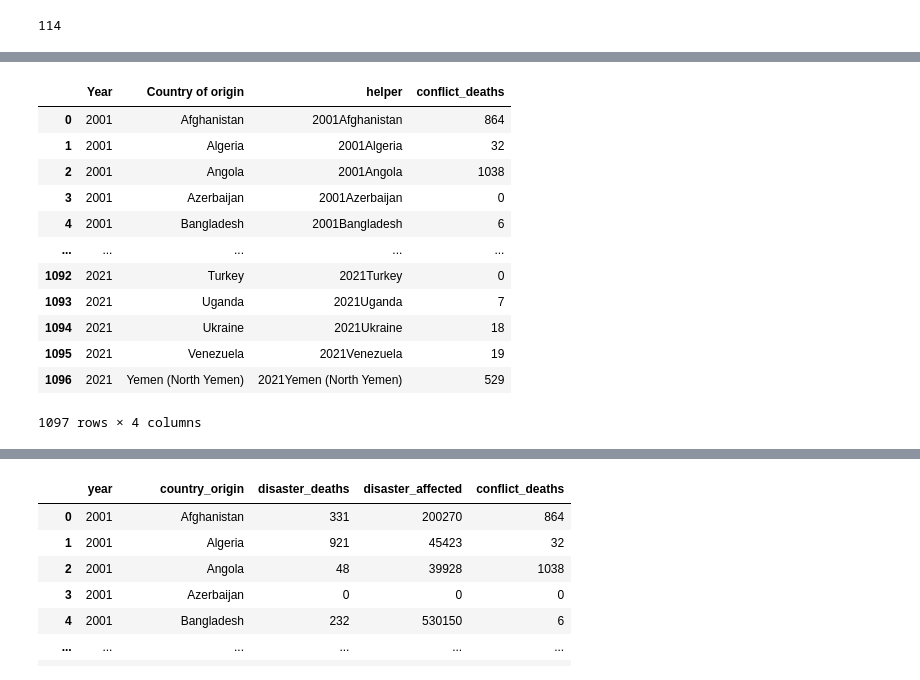
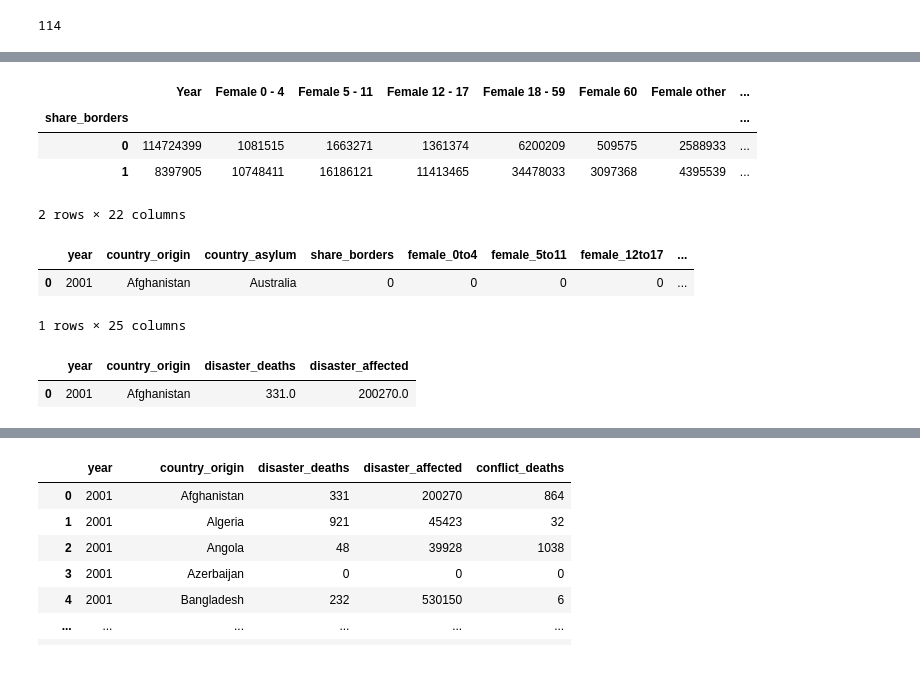
Before and after one commit to Nerdosth/Refugee-Migration, a Jupyter notebook: MLCleanup.ipynb, the cells around one changed output, grey strips where cells are left out. Cells and saved outputs as stored; diff of their text form; code cells hidden in the pictures.

```diff
--- a/MLCleanup.ipynb
+++ b/MLCleanup.ipynb
@@ -9,8 +9,8 @@ from shapely.geometry import Point
 # Population Data Cleaning.
 # %%
 #Read dataframe.
-conflict_df=pd.read_csv("Resources/cleaned conflict.csv",header=0)
-demographics_df=pd.read_csv("Resources/demographics.csv",header=0)
-disasters_df=pd.read_csv("Resources/cleaned disasters.csv",header=0)
-decision_df=pd.read_csv("Resources/cleaned_asylum.csv",header=0)
+conflict=pd.read_csv("Resources/cleaned conflict.csv",header=0)
+demographics=pd.read_csv("Resources/demographics.csv",header=0)
+disasters=pd.read_csv("Resources/cleaned disasters.csv",header=0)
+decision=pd.read_csv("Resources/cleaned_asylum.csv",header=0)
 # %%
@@ -47,11 +32,11 @@ demo_result_df = pd.DataFrame(filtered_df.reset_index(drop=True))
 # %%
-grouped_conflict_df = conflict_df.groupby(['Year', 'Country of origin', 'helper']).sum()
-grouped_demo_result_df = demo_result_df.groupby(['Year', 'Country of origin','Country of origin (ISO)','Country of asylum','Country of asylum (ISO)','helper']).sum()
-grouped_disasters_df = disasters_df.groupby(['Year', 'Country of origin', 'helper']).sum()
-grouped_decision_df = decision_df.groupby(['Year', 'Country of origin','Country of origin (ISO)', 'Country of asylum','Country of asylum (ISO)','helper']).sum()
-grouped_conflict_df = pd.DataFrame(grouped_conflict_df.reset_index())
-grouped_demo_result_df = pd.DataFrame(grouped_demo_result_df.reset_index())
-grouped_disasters_df = pd.DataFrame(grouped_disasters_df.reset_index())
-grouped_decision_df = pd.DataFrame(grouped_decision_df.reset_index())
-demo_result_df
+grouped_conflict = conflict.groupby(['Year', 'Country of origin']).sum()
+grouped_demographics = reduced_demographics.groupby(['Year', 'Country of origin','Country of origin (ISO)','Country of asylum','Country of asylum (ISO)']).sum()
+grouped_disasters = disasters.groupby(['Year', 'Country of origin']).sum()
+grouped_decision = decision.groupby(['Year', 'Country of origin','Country of origin (ISO)', 'Country of asylum','Country of asylum (ISO)']).sum()
+grouped_conflict = pd.DataFrame(grouped_conflict.reset_index())
+grouped_demographics_df = pd.DataFrame(grouped_demographics.reset_index())
+grouped_disasters_df = pd.DataFrame(grouped_disasters.reset_index())
+grouped_decision_df = pd.DataFrame(grouped_decision.reset_index())
+grouped_demographics_df.head(1)
 # %% [output]
@@ -81,9 +55,9 @@ print(len(dropped_countries))
 114
 # %%
 
-filtered_decision_df = grouped_decision_df[['Year','Country of origin','Country of origin (ISO)','Country of asylum','Country of asylum (ISO)','helper','Recognized decisions','Complementary protection','Rejected decisions','Otherwise closed', 'Total decisions']]
-filtered_demographics_df = grouped_demo_result_df[['Year','Country of origin', 'Country of origin (ISO)', 'Country of asylum', 'Country of asylum (ISO)','helper','Female 0 - 4','Female 5 - 11','Female 12 - 17','Female 18 - 59','Female 60','Female other','Male 0 - 4','Male 5 - 11','Male 12 - 17','Male 18 - 59','Male 60','Male other','Total']]
-filtered_conflict_df = grouped_conflict_df[['Year','Country of origin','helper', 'Deaths civilians']]
-filtered_disasters_df = grouped_disasters_df[['Year','Country of origin','helper','Total deaths','Total affected']]
-filtered_demographics_df
+filtered_decision = grouped_decision_df[['Year','Country of origin','Country of origin (ISO)','Country of asylum','Country of asylum (ISO)','Recognized decisions','Complementary protection','Rejected decisions','Otherwise closed', 'Total decisions']]
+filtered_demographics = grouped_demographics_df[['Year','Country of origin', 'Country of origin (ISO)', 'Country of asylum', 'Country of asylum (ISO)','Female 0 - 4','Female 5 - 11','Female 12 - 17','Female 18 - 59','Female 60','Female other','Female total','Male 0 - 4','Male 5 - 11','Male 12 - 17','Male 18 - 59','Male 60','Male other', 'Male total', 'Total']]
+filtered_conflict = grouped_conflict[['Year','Country of origin', 'Deaths civilians']]
+filtered_disasters = grouped_disasters_df[['Year','Country of origin','Total deaths','Total affected']]
+filtered_demographics.head(1)
 # %% [output]
@@ -103,17 +132,25 @@ filtered_demographics_df
+# %%
+shared_border_grouped = demographic_ml_df.groupby('share_borders').sum()
+shared_border_grouped
+# %% [output]
+|  | Year | Female 0 - 4 | Female 5 - 11 | Female 12 - 17 | Female 18 - 59 | Female 60 | Female other | ... |
+| share_borders |  |  |  |  |  |  |  | ... |
+| 0 | 114724399 | 1081515 | 1663271 | 1361374 | 6200209 | 509575 | 2588933 | ... |
+| 1 | 8397905 | 10748411 | 16186121 | 11413465 | 34478033 | 3097368 | 4395539 | ... |
+2 rows × 22 columns
+# %%
+#rename all the columns to best practing naming conventions
+
+demographic_ml_df = demographic_ml_df.rename(columns={'Year' : 'year','Country of origin' : 'country_origin','Country of asylum' : 'country_asylum','Female 0 - 4' : 'female_0to4','Female 5 - 11' : 'female_5to11','Female 12 - 17' : 'female_12to17','Female 18 - 59' : 'female_18to59','Female 60' :	'female_60','Female other' : 'female_other','Male 0 - 4' : 'male_0to4','Male 5 - 11' : 'male_5to11','Male 12 - 17' : 'male_12to17','Male 18 - 59' : 'male_18to59','Male 60' : 'male_60','Male other' : 'male_other','Total' : 'total','Recognized decisions':'recognized_decisions','Complementary protection':'complementary_protection','Rejected decisions':'rejected','Otherwise closed':'otherwise_closed','Total decisions':'total_decisions'})
+demographic_ml_df.head(1)
+# %% [output]
+|  | year | country_origin | country_asylum | share_borders | female_0to4 | female_5to11 | female_12to17 | ... |
+| 0 | 2001 | Afghanistan | Australia | 0 | 0 | 0 | 0 | ... |
+1 rows × 25 columns
 # %%
-filtered_conflict_df = filtered_conflict_df.rename(columns={'Deaths civilians': 'conflict_deaths'})
-filtered_conflict_df
+filtered_conflict = filtered_conflict.rename(columns={'Year':'year', 'Country of origin' : 'country_origin','Deaths civilians': 'conflict_deaths','Deaths civilians': 'conflict_deaths'})
+filtered_disasters = filtered_disasters.rename(columns={'Year':'year','Country of origin' : 'country_origin','Total deaths': 'disaster_deaths', 'Total affected':'disaster_affected'})
+filtered_disasters.head(1)
 # %% [output]
-|  | Year | Country of origin | helper | conflict_deaths |
-| 0 | 2001 | Afghanistan | 2001Afghanistan | 864 |
-| 1 | 2001 | Algeria | 2001Algeria | 32 |
-| 2 | 2001 | Angola | 2001Angola | 1038 |
-| 3 | 2001 | Azerbaijan | 2001Azerbaijan | 0 |
-| 4 | 2001 | Bangladesh | 2001Bangladesh | 6 |
-| ... | ... | ... | ... | ... |
-| 1092 | 2021 | Turkey | 2021Turkey | 0 |
-| 1093 | 2021 | Uganda | 2021Uganda | 7 |
-| 1094 | 2021 | Ukraine | 2021Ukraine | 18 |
-| 1095 | 2021 | Venezuela | 2021Venezuela | 19 |
-| 1096 | 2021 | Yemen (North Yemen) | 2021Yemen (North Yemen) | 529 |
+|  | year | country_origin | disaster_deaths | disaster_affected |
+| 0 | 2001 | Afghanistan | 331.0 | 200270.0 |
-1097 rows × 4 columns
```
Also changed, not shown: parts of 30 cells of this notebook, 4 other files.
